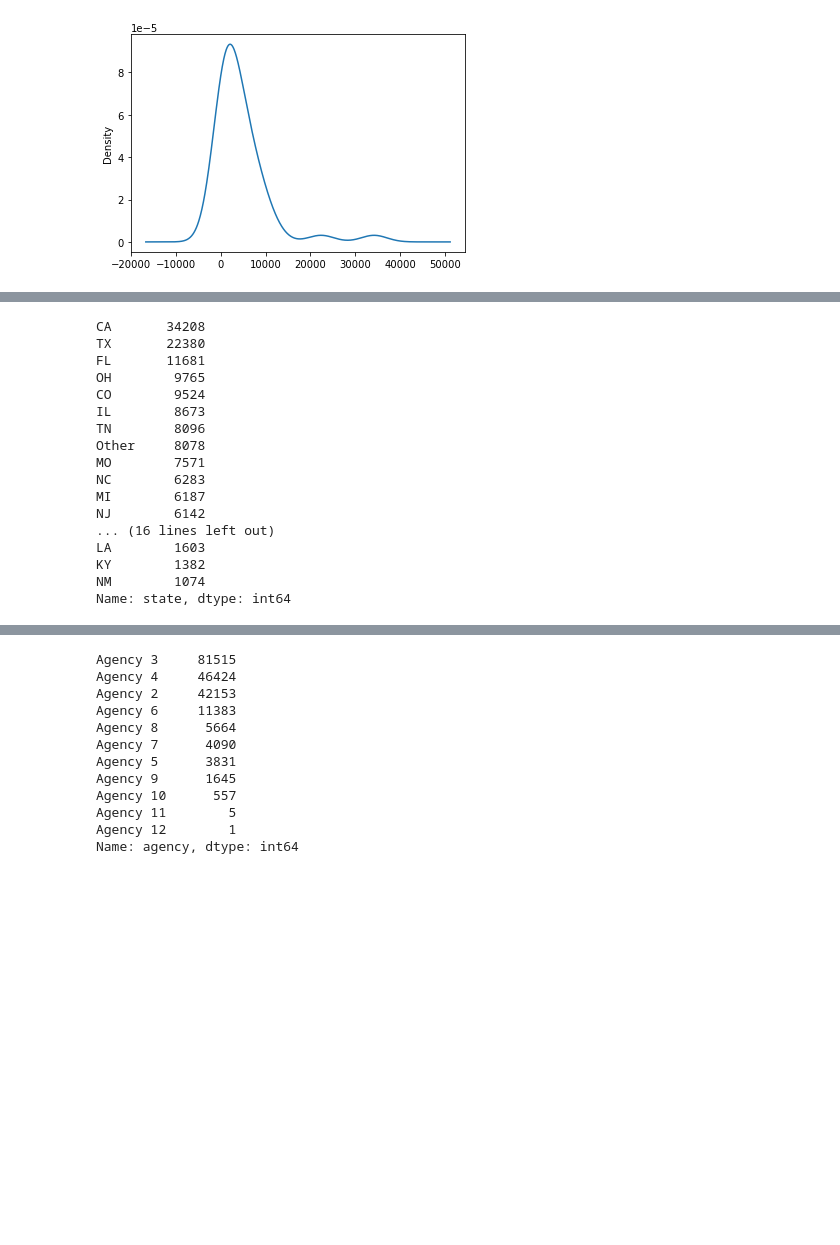
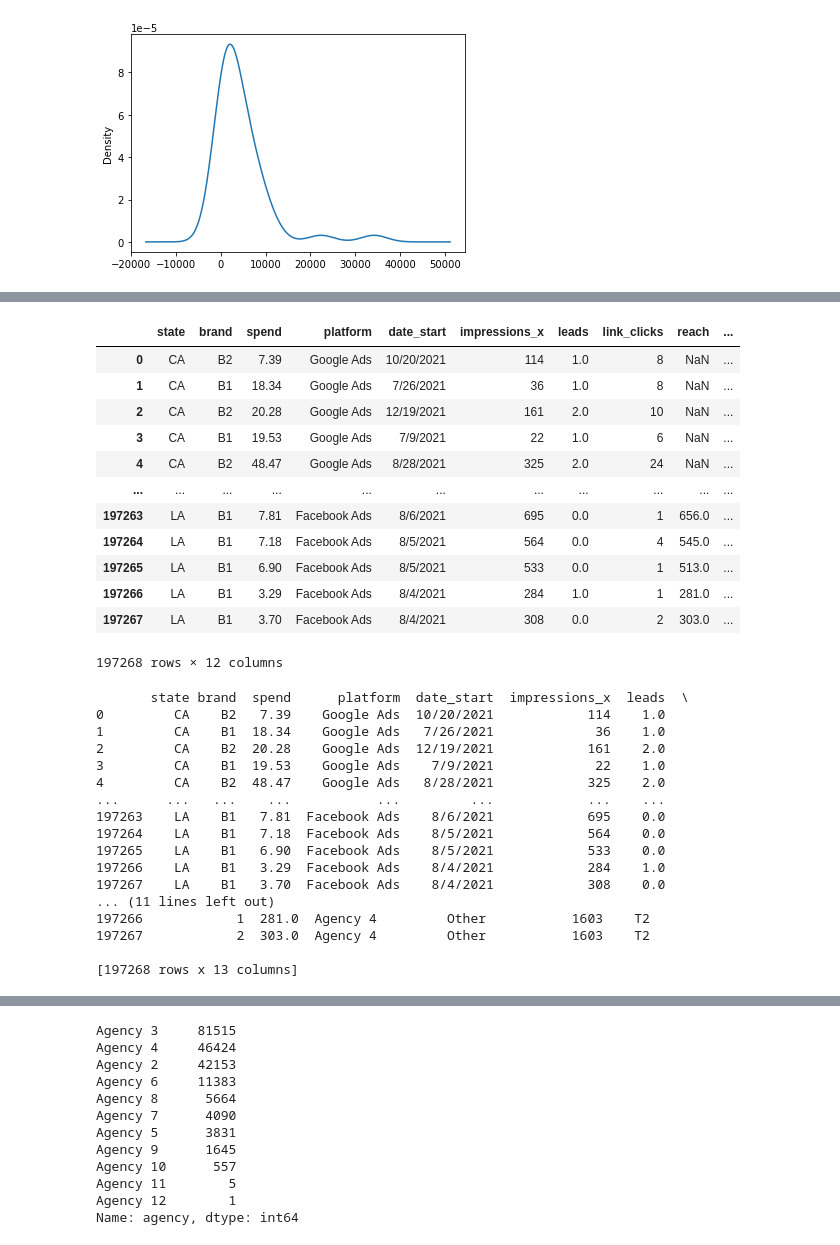
Before and after one commit to marielakinn/Social_media, a Jupyter notebook: nnML_StandIn.ipynb, the cells around one changed output, grey strips where cells are left out. Cells and saved outputs as stored; diff of their text form; code cells hidden in the pictures; blank space fills up the shorter version.

```diff
--- a/nnML_StandIn.ipynb
+++ b/nnML_StandIn.ipynb
@@ -228,30 +253,55 @@ stateCnts.plot.density()
+# %%
+# merge
+
+merge_df = pd.merge(clean_df, df2, on=['state'])
+merge_df
+# %% [output]
+|  | state | brand | spend | platform | date_start | impressions_x | leads | link_clicks | reach | ... |
+| 0 | CA | B2 | 7.39 | Google Ads | 10/20/2021 | 114 | 1.0 | 8 | NaN | ... |
+| 1 | CA | B1 | 18.34 | Google Ads | 7/26/2021 | 36 | 1.0 | 8 | NaN | ... |
+| 2 | CA | B2 | 20.28 | Google Ads | 12/19/2021 | 161 | 2.0 | 10 | NaN | ... |
+| 3 | CA | B1 | 19.53 | Google Ads | 7/9/2021 | 22 | 1.0 | 6 | NaN | ... |
+| 4 | CA | B2 | 48.47 | Google Ads | 8/28/2021 | 325 | 2.0 | 24 | NaN | ... |
+| ... | ... | ... | ... | ... | ... | ... | ... | ... | ... | ... |
+| 197263 | LA | B1 | 7.81 | Facebook Ads | 8/6/2021 | 695 | 0.0 | 1 | 656.0 | ... |
+| 197264 | LA | B1 | 7.18 | Facebook Ads | 8/5/2021 | 564 | 0.0 | 4 | 545.0 | ... |
+| 197265 | LA | B1 | 6.90 | Facebook Ads | 8/5/2021 | 533 | 0.0 | 1 | 513.0 | ... |
+| 197266 | LA | B1 | 3.29 | Facebook Ads | 8/4/2021 | 284 | 1.0 | 1 | 281.0 | ... |
+| 197267 | LA | B1 | 3.70 | Facebook Ads | 8/4/2021 | 308 | 0.0 | 2 | 303.0 | ... |
+197268 rows × 12 columns
 # %%
 # Determine which values to replace if counts are less than ...?
-# setting at 1000 since I saw SC less than 930 values
 
-stateCnts_Other = stateCnts[stateCnts < 1000].index.tolist()
+# Tier 1: 10000+
+# Tier 2: 5000-10000
+# Tier 3: 1000-5000
+# Tier 4: <1000
 
-# Replace in dataframe
-for app in stateCnts_Other:
-    clean_df['state'] = clean_df['state'].replace(app,"Other")
+# pd.cut documentation here
+# not qcut b/c its equal dist.
 
-# Check to make sure binning was successful
-clean_df['state'].value_counts()
+
+bins = [0, 1000, 5000, 10000, 40000]
+labels =['T1', 'T2', 'T3', 'T4']
+
+
+merge_df['Tiers'] = pd.cut(merge_df['impressions_y'], bins,labels=labels)
+print (merge_df)
 # %% [output]
-CA       34208
-TX       22380
-FL       11681
-OH        9765
-CO        9524
-IL        8673
-TN        8096
-Other     8078
-MO        7571
-NC        6283
-MI        6187
-NJ        6142
-... (16 lines left out)
-LA        1603
-KY        1382
-NM        1074
-Name: state, dtype: int64
+       state brand  spend      platform  date_start  impressions_x  leads  \
+0         CA    B2   7.39    Google Ads  10/20/2021            114    1.0
+1         CA    B1  18.34    Google Ads   7/26/2021             36    1.0
+2         CA    B2  20.28    Google Ads  12/19/2021            161    2.0
+3         CA    B1  19.53    Google Ads    7/9/2021             22    1.0
+4         CA    B2  48.47    Google Ads   8/28/2021            325    2.0
+...      ...   ...    ...           ...         ...            ...    ...
+197263    LA    B1   7.81  Facebook Ads    8/6/2021            695    0.0
+197264    LA    B1   7.18  Facebook Ads    8/5/2021            564    0.0
+197265    LA    B1   6.90  Facebook Ads    8/5/2021            533    0.0
+197266    LA    B1   3.29  Facebook Ads    8/4/2021            284    1.0
+197267    LA    B1   3.70  Facebook Ads    8/4/2021            308    0.0
+... (11 lines left out)
+197266            1  281.0  Agency 4         Other           1603    T2
+197267            2  303.0  Agency 4         Other           1603    T2
+
+[197268 rows x 13 columns]
```
Also changed, not shown: parts of 14 cells of this notebook.
